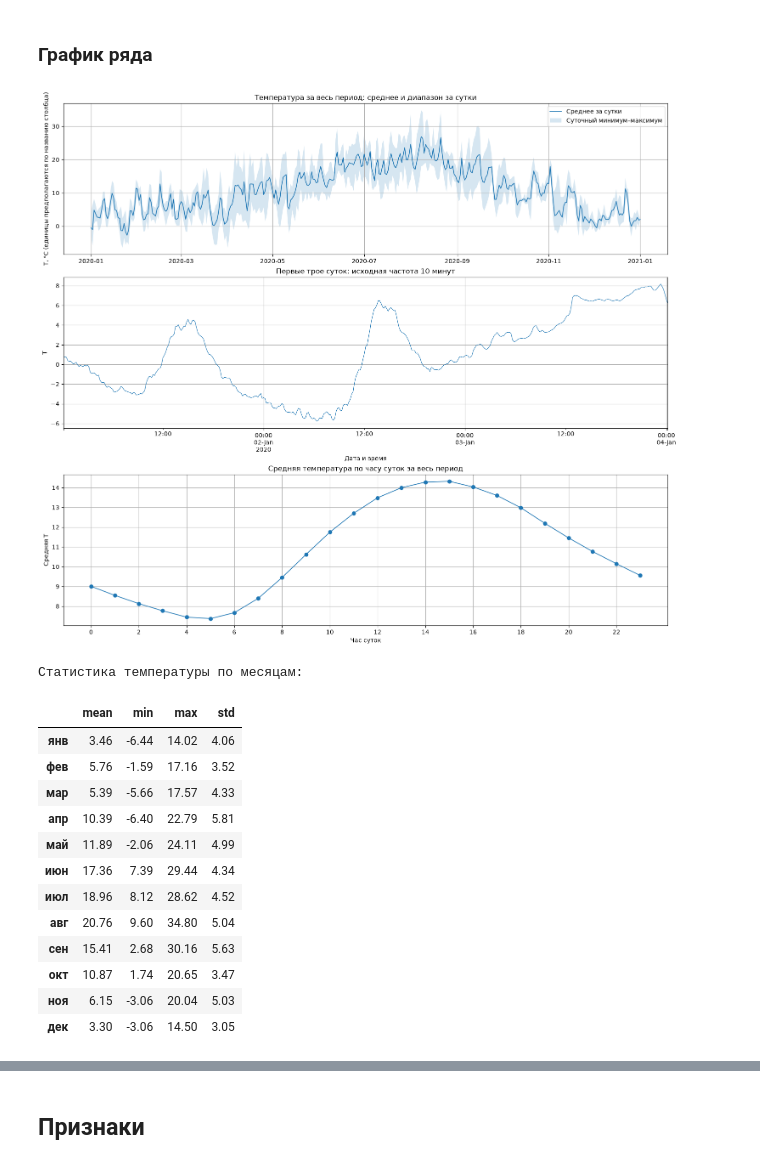
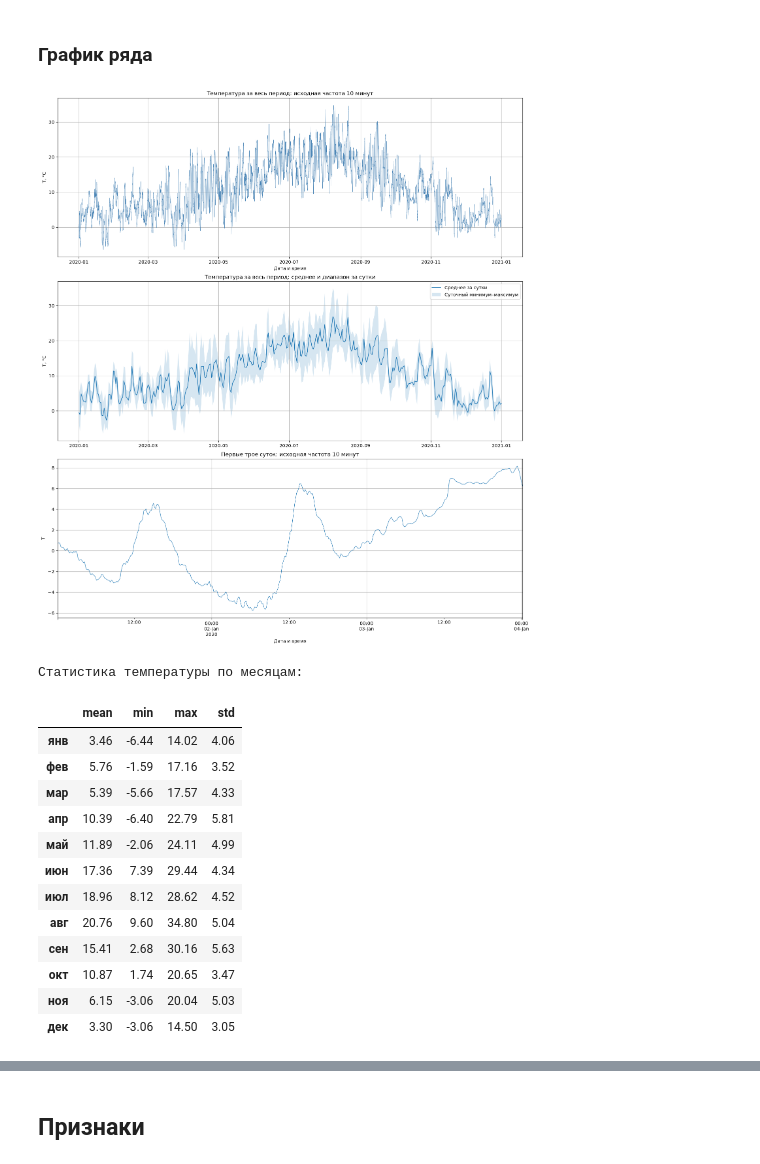
Before and after one commit to violllin/DOP_ML, a Jupyter notebook: dop.ipynb, the cells around one changed output, grey strips where cells are left out. Saved outputs shown, nothing was run; the diff lists cells and outputs as text; code cells hidden in the pictures.

```diff
--- a/dop.ipynb
+++ b/dop.ipynb
@@ -114,39 +114,36 @@ display(raw.head())
 # %% [markdown]
 ### График ряда
 # %%
-daily_mean = y.resample("D").mean()
-daily_min = y.resample("D").min()
-daily_max = y.resample("D").max()
+fig, axes = plt.subplots(3, 1, figsize=(15, 17), constrained_layout=True)
 
-fig, axes = plt.subplots(3, 1, figsize=(15, 13), constrained_layout=True)
-axes[0].plot(daily_mean.index, daily_mean.values, linewidth=1.2, label="Среднее за сутки")
-axes[0].fill_between(daily_mean.index, daily_min.values, daily_max.values, alpha=0.18, label="Суточный минимум–максимум")
-axes[0].set_title("Температура за весь период: среднее и диапазон за сутки")
-axes[0].set_ylabel("T, °C (единицы предполагаются по названию столбца)")
-axes[0].legend()
+axes[0].plot(y.index, y.values, linewidth=0.4, color="steelblue")
+axes[0].set_title("Температура за весь период: исходная частота 10 минут")
+axes[0].set_ylabel("T, °C")
+axes[0].set_xlabel("Дата и время")
+
+axes[1].plot(daily_mean.index, daily_mean.values, linewidth=1.2, label="Среднее за сутки")
+axes[1].fill_between(daily_mean.index, daily_min.values, daily_max.values,
+                     alpha=0.18, label="Суточный минимум–максимум")
+axes[1].set_title("Температура за весь период: среднее и диапазон за сутки")
+axes[1].set_ylabel("T, °C")
+axes[1].legend()
 
 slice_start = y.index[0]
 slice_end = slice_start + pd.Timedelta(days=3)
-y.loc[slice_start:slice_end].plot(ax=axes[1], linewidth=0.8)
-axes[1].set_title("Первые трое суток: исходная частота 10 минут")
-axes[1].set_xlabel("Дата и время")
-axes[1].set_ylabel("T")
+y.loc[slice_start:slice_end].plot(ax=axes[2], linewidth=0.8)
+axes[2].set_title("Первые трое суток: исходная частота 10 минут")
+axes[2].set_xlabel("Дата и время")
+axes[2].set_ylabel("T")
 
-hour_profile = y.groupby(y.index.hour).mean()
-axes[2].plot(hour_profile.index, hour_profile.values, marker="o", linewidth=1.2)
-axes[2].set_title("Средняя температура по часу суток за весь период")
-axes[2].set_xlabel("Час суток")
-axes[2].set_ylabel("Средняя T")
-axes[2].set_xticks(range(0, 24, 2))
 plt.show()
 
 month_labels_ru = {1:"янв",2:"фев",3:"мар",4:"апр",5:"май",6:"июн",7:"июл",8:"авг",9:"сен",10:"окт",11:"ноя",12:"дек"}
 monthly_stats = y.groupby(y.index.month).agg(mean="mean", min="min", max="max", std="std")
 monthly_stats.index = [month_labels_ru[int(m)] for m in monthly_stats.index]
 print("Статистика температуры по месяцам:")
 display(monthly_stats.round(2))
 # %% [output]
-[figure, old version]
+[figure, new version]
 Статистика температуры по месяцам:
 |  | mean | min | max | std |
 | янв | 3.46 | -6.44 | 14.02 | 4.06 |
```
Also changed, not shown: parts of 5 cells of this notebook.
